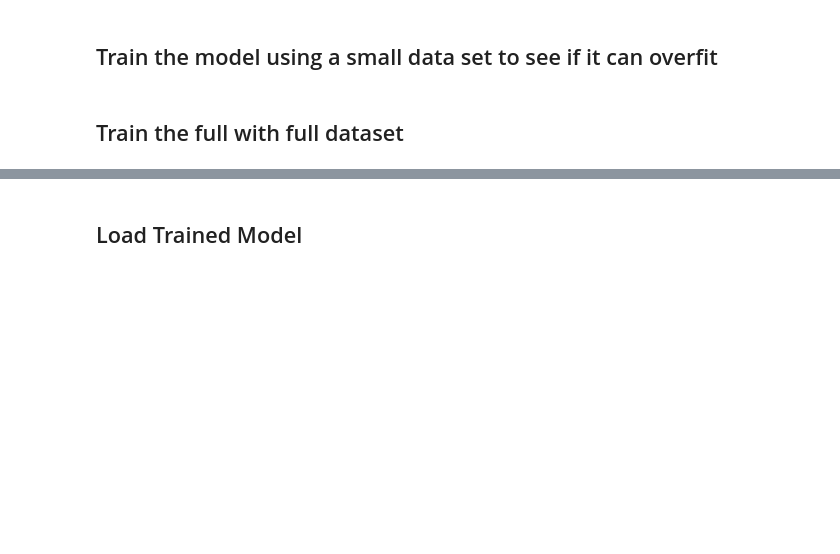
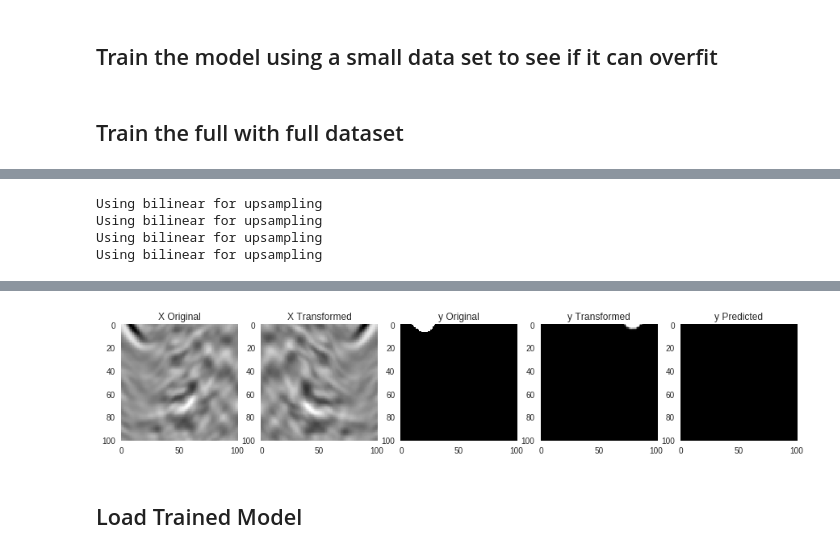
Before and after one commit to allen-q/salt_oil, a Jupyter notebook: salt_model_v24.2_data_pre_process_change_split.ipynb, the cells around one changed output, grey strips where cells are left out. Drawn from its saved outputs; the diff is of its cells as text; code cells hidden in the pictures; blank space fills up the shorter version.

```diff
--- a/salt_model_v24.2_data_pre_process_change_split.ipynb
+++ b/salt_model_v24.2_data_pre_process_change_split.ipynb
@@ -538,14 +620,15 @@ log.info(model_config)
 # %%
 saltnet = UNet(n_channels=1, n_classes=1, bilinear=True, logits=True)
-loss_fn_bce = nn.BCEWithLogitsLoss(pos_weight=torch.tensor(2.0))
+loss_fn_bce = nn.BCEWithLogitsLoss(pos_weight=torch.tensor(2.0).type(dtype))
 #loss_focal = FocalLoss(0.25, 2, logits=True)
 loss_lovasz_hinge = LovaszHingeLoss()
 optimizer = torch.optim.Adam(saltnet.parameters(), lr=0.01)
 scheduler = lr_scheduler.StepLR(optimizer, step_size=10, gamma=0.8)
 
-model_save_name = f'../salt_net/Unet_bce_loss_lovasz_loss_data_preprocess_{get_current_time_as_fname()}.ckp'
+model_save_name = f'../salt_net/Unet_bce_loss_lovasz_loss_new_split_{get_current_time_as_fname()}.ckp'
 log.info(model_save_name)
 
 # Test Run
 trained_model = train_model(saltnet, dataloaders, loss_fn_bce, loss_lovasz_hinge, optimizer, scheduler, model_save_name,
                 other_data=all_data, num_epochs=300, print_every=50, save_model_every=20, save_log_every=2, log=log, loss2_weight=0.1)
+# %% [output]
@@ -551,0 +639,4 @@ trained_model = train_model(saltnet, dataloaders, loss_fn_bce, loss_lovasz_hinge
+Using bilinear for upsampling
+Using bilinear for upsampling
+Using bilinear for upsampling
+Using bilinear for upsampling
@@ -552,3 +644,4 @@ trained_model = train_model(saltnet, dataloaders, loss_fn_bce, loss_lovasz_hinge
+[figure, added]
 # %%
 ## Fine tune
 # %%
```
Also changed, not shown: parts of 18 cells of this notebook.
